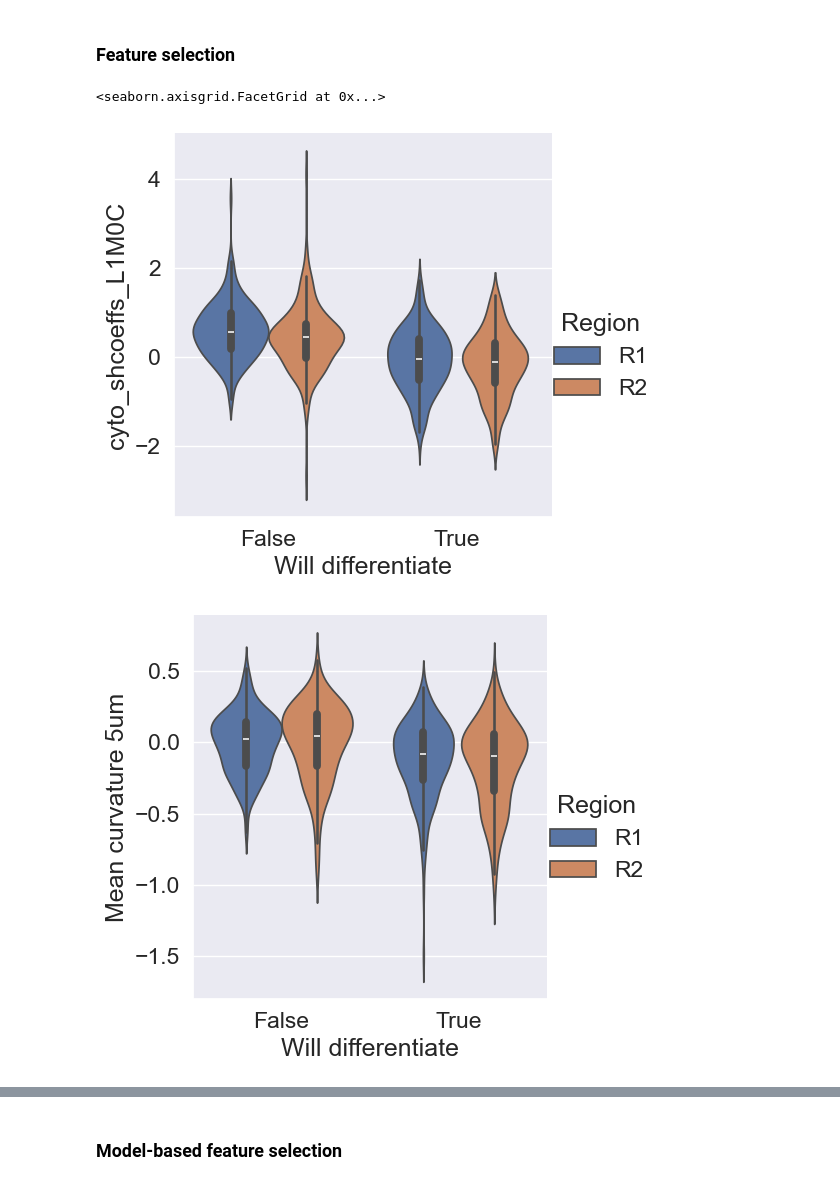
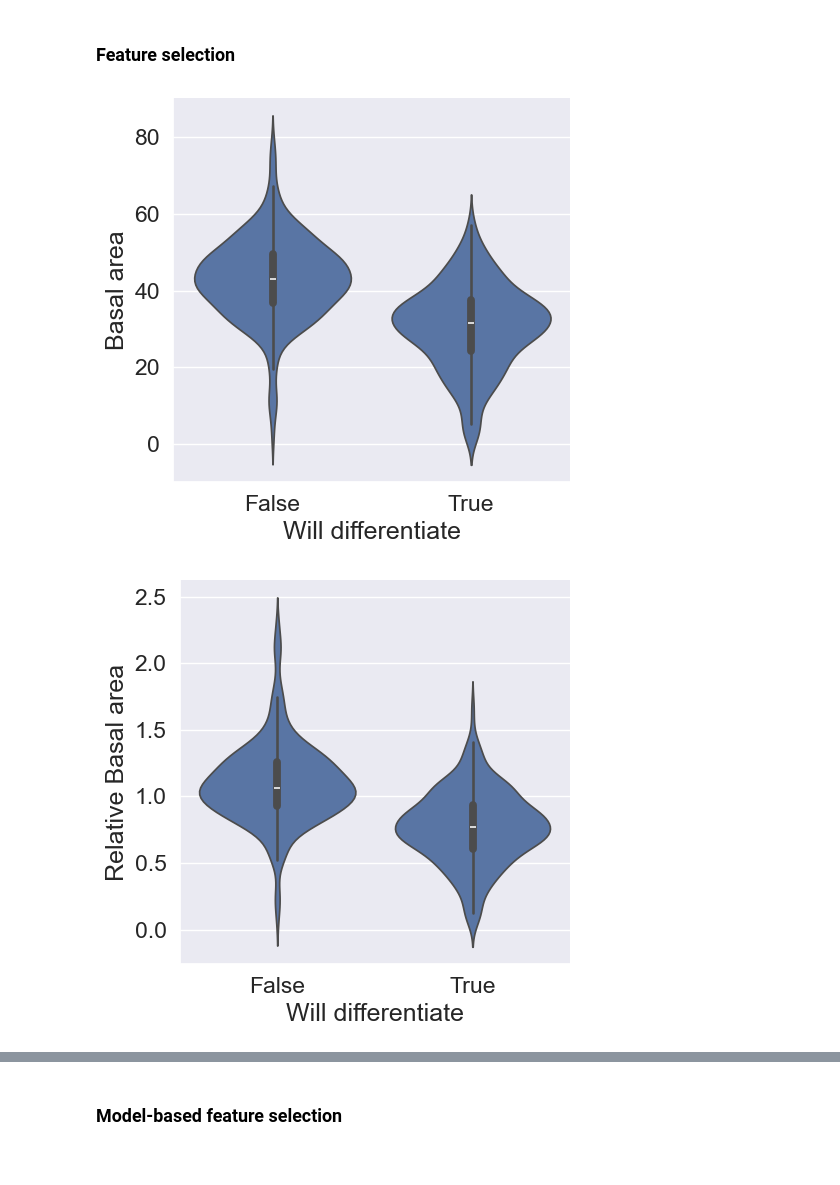
Before and after one commit to xies/mouse_skin_size_control, a Jupyter notebook: 2025_lineage_analysis/prediction_model_notebooks/tree_classifiers/RF_classify_birth.ipynb, the cells around one changed output, grey strips where cells are left out. Saved outputs shown, nothing was run; the diff lists cells and outputs as text; code cells hidden in the pictures.

```diff
--- a/2025_lineage_analysis/prediction_model_notebooks/tree_classifiers/RF_classify_birth.ipynb
+++ b/2025_lineage_analysis/prediction_model_notebooks/tree_classifiers/RF_classify_birth.ipynb
@@ -272,7 +272,7 @@ def predict_feature(df:pd.DataFrame,
     return [np.stack((np.array(Y_test),np.array(Y_pred))),models,training_set]
 # %%
 dataset_dir = '/Users/xies/Library/CloudStorage/OneDrive-Stanford/Skin/Mesa et al/Lineage models/Dataset pickles'
-figure_dir = '/Users/xies/Library/CloudStorage/OneDrive-Stanford/Skin/Mesa et al/Lineage models/Random_forest_birth'
+figure_dir = '/Users/xies/Library/CloudStorage/OneDrive-Stanford/Skin/Mesa et al/Lineage models/'
 all_df = pd.read_pickle(path.join(dataset_dir,f'all_df.pkl'))
 births = pd.read_pickle(path.join(dataset_dir,f'births.pkl'))
 
@@ -374,16 +393,21 @@ importances.mean().sort_values().to_csv(path.join(figure_dir,'importances.csv'))
 # %% [markdown]
 ### Feature selection
 # %%
-sb.catplot(births.droplevel(axis=1,level=1),x=feature2predict,y='cyto_shcoeffs_L1M0C',kind='violin',hue='Region')
-# sb.catplot(births.droplevel(axis=1,level=1),x=feature2predict,y='Basal area',kind='violin',hue='Region')
-# sb.catplot(births.droplevel(axis=1,level=1),x=feature2predict,y='Relative Basal area',kind='violin',hue='Region')
-sb.catplot(births.droplevel(axis=1,level=1),x=feature2predict,y='Mean curvature 5um',kind='violin',hue='Region')
-# sb.catplot(births.droplevel(axis=1,level=1),x=feature2predict,y='Relative Height to BM',kind='violin',hue='Region')
-sb.catplot(births.droplevel(axis=1,level=1),x=feature2predict,y='Cell volume G1 only exponential growth rate',kind='violin',hue='Region')
+
+# sb.catplot(births.droplevel(axis=1,level=1),x=feature2predict,y='cyto_shcoeffs_L1M0C',kind='violin',hue='Region')
+fig = sb.catplot(births.droplevel(axis=1,level=1),x=feature2predict,y='Basal area',kind='violin')
+fig.savefig(path.join(figure_dir,'Differentiation visualizations/basal_area.svg'))
+fig = sb.catplot(births.droplevel(axis=1,level=1),x=feature2predict,y='Relative Basal area',kind='violin')
+fig.savefig(path.join(figure_dir,'Differentiation visualizations/rel_basal_area.svg'))
+fig = sb.catplot(births.droplevel(axis=1,level=1),x=feature2predict,y='Mean curvature 5um',kind='violin')
+fig.savefig(path.join(figure_dir,'Differentiation visualizations/mean_curvature.svg'))
+fig = sb.catplot(births.droplevel(axis=1,level=1),x=feature2predict,y='Relative Height to BM',kind='violin')
+fig.savefig(path.join(figure_dir,'Differentiation visualizations/rel_height_to_bm.svg'))
+fig = sb.catplot(births.droplevel(axis=1,level=1),x=feature2predict,y='Cell volume G1 only exponential growth rate',kind='violin')
+fig.savefig(path.join(figure_dir,'Differentiation visualizations/g1_cell_growth_rate.svg'))
 # sb.catplot(births.droplevel(axis=1,level=1),x=feature2predict,y='Relative Manual cell volume',kind='violin')
 # sb.catplot(births.droplevel(axis=1,level=1),x=feature2predict,y='Collagen intensity smoothed growth rate',kind='swarm')
 # sb.catplot(births.droplevel(axis=1,level=1),x=feature2predict,y='Basal alignment smoothed growth rate',kind='swarm')
 # %% [output]
-<seaborn.axisgrid.FacetGrid at 0x...>
-[figure, old version]
+[figure, new version]
-[figure, old version]
+[figure, new version]
```
Also changed, not shown: parts of 5 cells of this notebook, 11 other files.
